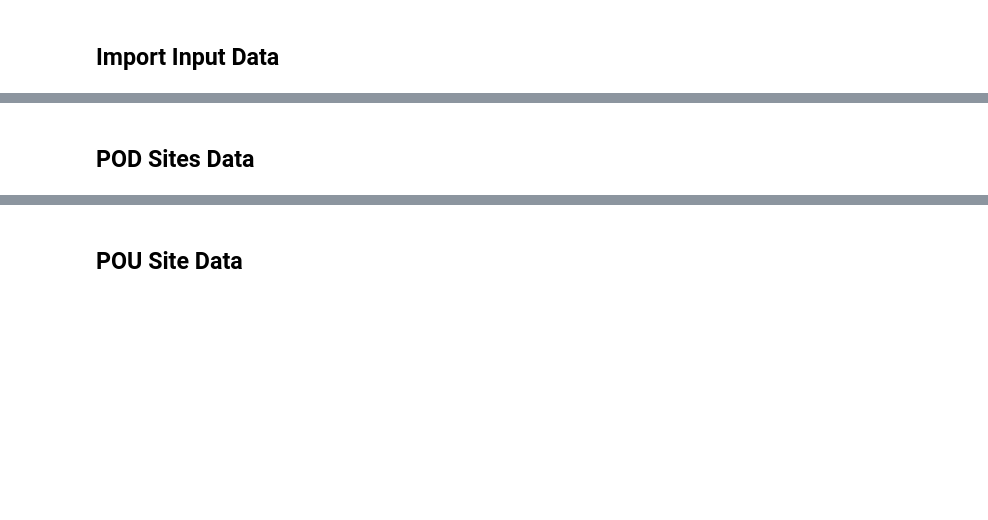
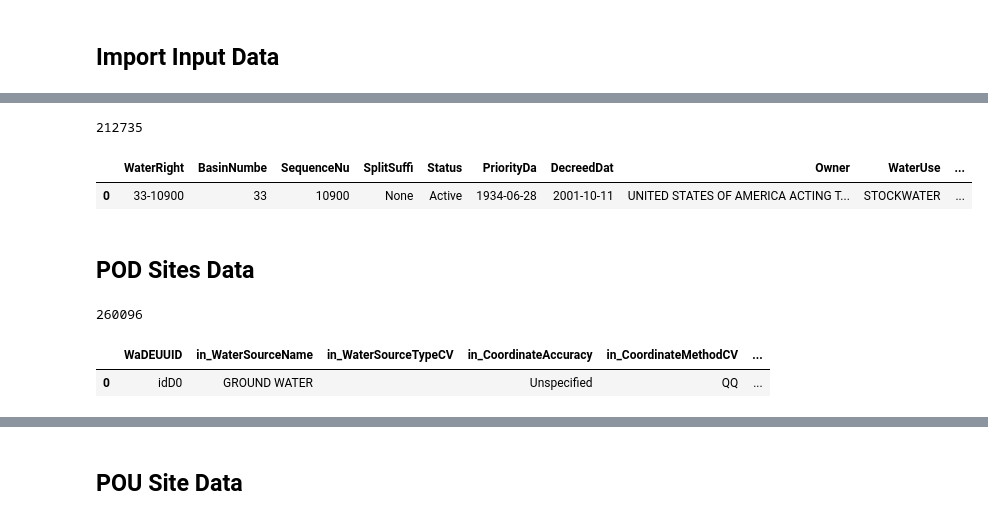
Before and after one commit to WSWCWaterDataExchange/MappingStatesDataToWaDE2.0, a Jupyter notebook: Idaho/WaterAllocation/0_PreProcessIdahoAllocationData.ipynb, the cells around one changed output, grey strips where cells are left out. Drawn from its saved outputs; the diff is of its cells as text; code cells hidden in the pictures; blank space fills up the shorter version.

```diff
--- a/Idaho/WaterAllocation/0_PreProcessIdahoAllocationData.ipynb
+++ b/Idaho/WaterAllocation/0_PreProcessIdahoAllocationData.ipynb
@@ -32,14 +52,18 @@ dfinPOD.head(1)
 # %%
-# POU
-FI_POU = "WaterRightPOUs_input.csv"
-dfinPOU = pd.read_csv(FI_POU)
+# POU - use shapefile
+FI_POU = "shapefile/WaterRightPOUs/WaterRightPOUs.shp"
+dfinPOU = gpd.read_file(FI_POU)
 
 # WaDE UUID tracker for data assessment
 if 'WaDEUUID' not in dfinPOU:
     dfinPOU['WaDEUUID'] = "idU" + dfinPOU.index.astype(str)
-    dfinPOU.to_csv('WaterRightPOUs_input.csv', index=False)
+#     dfinPOU.to_csv('WaterRightPOUs_input.csv', index=False)
 
 print(len(dfinPOU))
 dfinPOU.head(1)
+# %% [output]
+212735
+|  | WaterRight | BasinNumbe | SequenceNu | SplitSuffi | Status | PriorityDa | DecreedDat | Owner | WaterUse | ... |
+| 0 | 33-10900 | 33 | 10900 | None | Active | 1934-06-28 | 2001-10-11 | UNITED STATES OF AMERICA ACTING T... | STOCKWATER | ... |
 # %% [markdown]
 ## POD Sites Data
@@ -88,33 +73,37 @@ dfinPODm['in_IrrigatedAcreage'].unique()
 dfPOD = pd.DataFrame()
 
 # Data Assessment UUID
-dfPOD['WaDEUUID'] = dfinPODm['WaDEUUID']
+dfPOD['WaDEUUID'] = dfinPOD['WaDEUUID']
 
 # Water Source
-dfPOD['in_WaterSourceName'] = dfinPODm['Source'].str.strip()
-dfPOD['in_WaterSourceTypeCV'] = dfinPODm['Source'].str.strip()
+dfPOD['in_WaterSourceName'] = dfinPOD['Source'].str.strip()
+dfPOD['in_WaterSourceTypeCV'] = "" # autfo fill in below
 
 # Site
 dfPOD['in_CoordinateAccuracy'] = "Unspecified"
-dfPOD['in_CoordinateMethodCV'] = dfinPODm['DataSource']
+dfPOD['in_CoordinateMethodCV'] = dfinPOD['DataSource']
 dfPOD['in_County'] = "Unspecified"
-dfPOD['in_Latitude'] = dfinPODm['Y']
-dfPOD['in_Longitude'] = dfinPODm['X']
+dfPOD['in_Latitude'] = dfinPOD['Latitude']
+dfPOD['in_Longitude'] = dfinPOD['Longitude']
 dfPOD['in_PODorPOUSite'] = "POD"
-dfPOD['in_SiteName'] = dfinPODm['DiversionName']
-dfPOD['in_SiteNativeID'] = "POD" + dfinPODm['PointOfDiversionID'].astype(str).str.strip()
+dfPOD['in_SiteName'] = dfinPOD['DiversionN']
+dfPOD['in_SiteNativeID'] = "POD" + dfinPOD['PointOfDiv'].astype(str).str.strip()
 dfPOD['in_SiteTypeCV'] = "Unspecified"
 
 # Allocation Fact
-dfPOD['in_AllocationNativeID'] = dfinPODm['WaterRightNumber']
-dfPOD['in_AllocationOwner'] = dfinPODm['Owner']
-dfPOD['in_AllocationPriorityDate'] = dfinPODm['PriorityDate']
-dfPOD['in_AllocationFlow_CFS'] = dfinPODm['OverallMaxDiversionRate']
-dfPOD['in_AllocationBasisCV'] = dfinPODm['Basis'].str.strip()
-dfPOD['in_AllocationLegalStatusCV'] = dfinPODm['Status'].str.strip()
-dfPOD['in_BeneficialUseCategory'] = dfinPODm['WaterUse'].str.strip()
-dfPOD['in_IrrigatedAcreage'] = dfinPODm['in_IrrigatedAcreage']
-dfPOD['in_WaterAllocationNativeURL'] = dfinPODm['WRDocs']
+dfPOD['in_AllocationNativeID'] = dfinPOD['WaterRight'].astype(str).str.strip()
+dfPOD['in_AllocationOwner'] = dfinPOD['Owner']
+dfPOD['in_AllocationPriorityDate'] = dfinPOD['PriorityDa']
+dfPOD['in_AllocationFlow_CFS'] = dfinPOD['OverallMax']
+dfPOD['in_AllocationBasisCV'] = dfinPOD['Basis'].str.strip()
+dfPOD['in_AllocationLegalStatusCV'] = dfinPOD['Status'].str.strip()
+dfPOD['in_BeneficialUseCategory'] = dfinPOD['Uses'].astype(str).str.strip()
+dfPOD['in_IrrigatedAcreage'] = ""
+dfPOD['in_WaterAllocationNativeURL'] = dfinPOD['WRReport']
 
 print(len(dfPOD))
 dfPOD.head(1)
+# %% [output]
+260096
+|  | WaDEUUID | in_WaterSourceName | in_WaterSourceTypeCV | in_CoordinateAccuracy | in_CoordinateMethodCV | ... |
+| 0 | idD0 | GROUND WATER |  | Unspecified | QQ | ... |
```
Also changed, not shown: parts of 26 cells of this notebook, 8 other files.
